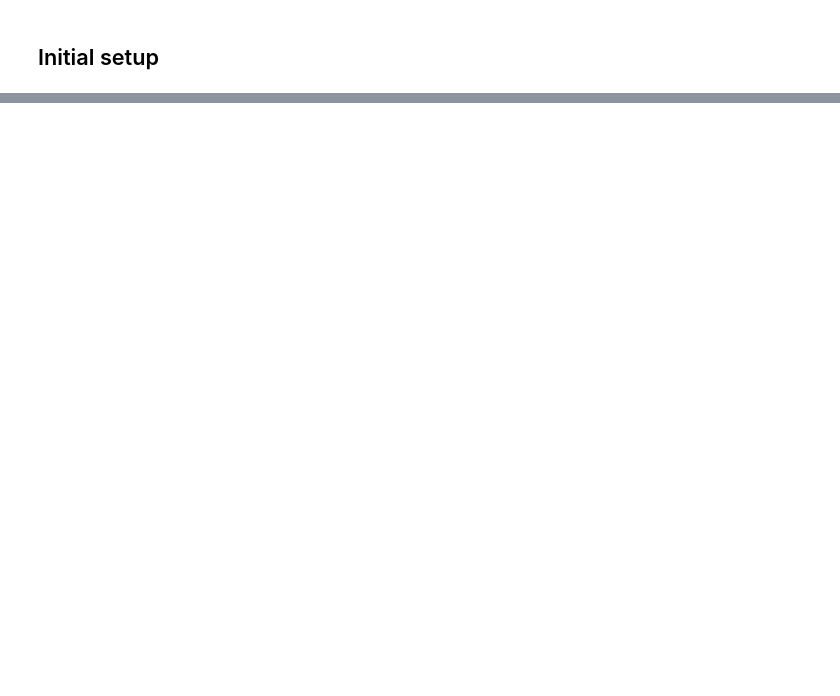
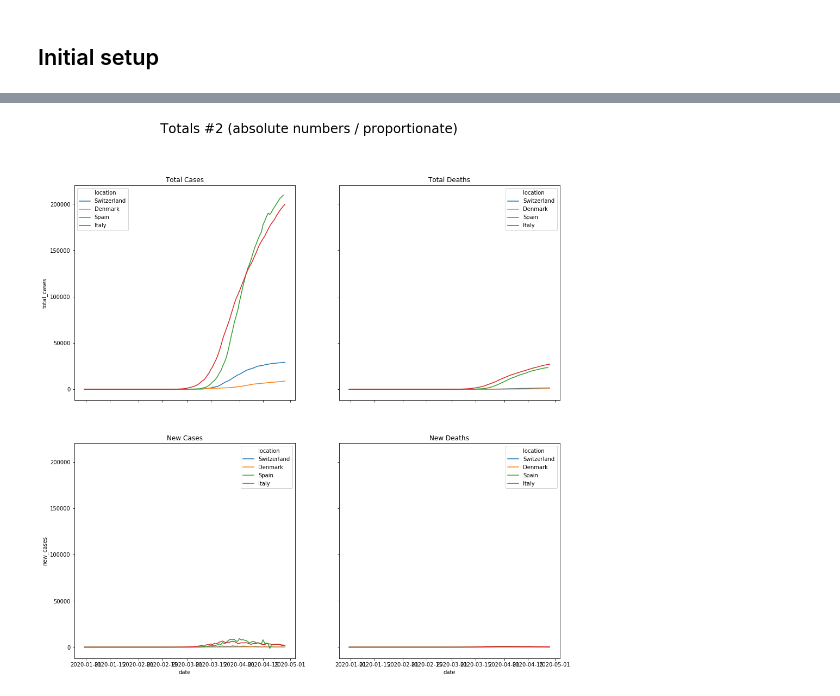
Before and after one commit to adamjakab/covid-19, a Jupyter notebook: covid-19.ipynb, the cells around one changed output, grey strips where cells are left out. Cells and saved outputs as stored; diff of their text form; code cells hidden in the pictures; blank space fills up the shorter version.

```diff
--- a/covid-19.ipynb
+++ b/covid-19.ipynb
@@ -76,0 +91,14 @@ sns.lineplot(x=c19_conf_sel_trans.index, y="Italy", data=c19_conf_sel_trans)
+# %%
+## Plot Totals - unified scale Y axis for each plot
+
+fig, ((ax1, ax2), (ax3, ax4)) = plt.subplots(ncols=2, nrows=2, figsize=(16,16), sharex=True, sharey=True)
+fig.suptitle('Totals #2 (absolute numbers / proportionate)', fontsize=24)
+
+sns.lineplot(x='date', y="total_cases", hue='location', data=c19_sel, ax=ax1).set_title('Total Cases')
+sns.lineplot(x='date', y="total_deaths", hue='location', data=c19_sel, ax=ax2).set_title('Total Deaths')
+sns.lineplot(x='date', y="new_cases", hue='location', data=c19_sel, ax=ax3).set_title('New Cases')
+sns.lineplot(x='date', y="new_deaths", hue='location', data=c19_sel, ax=ax4).set_title('New Deaths')
+
+plt.show()
+# %% [output]
+[figure, added]
```
Also changed, not shown: parts of 12 cells of this notebook, 1 other file.
